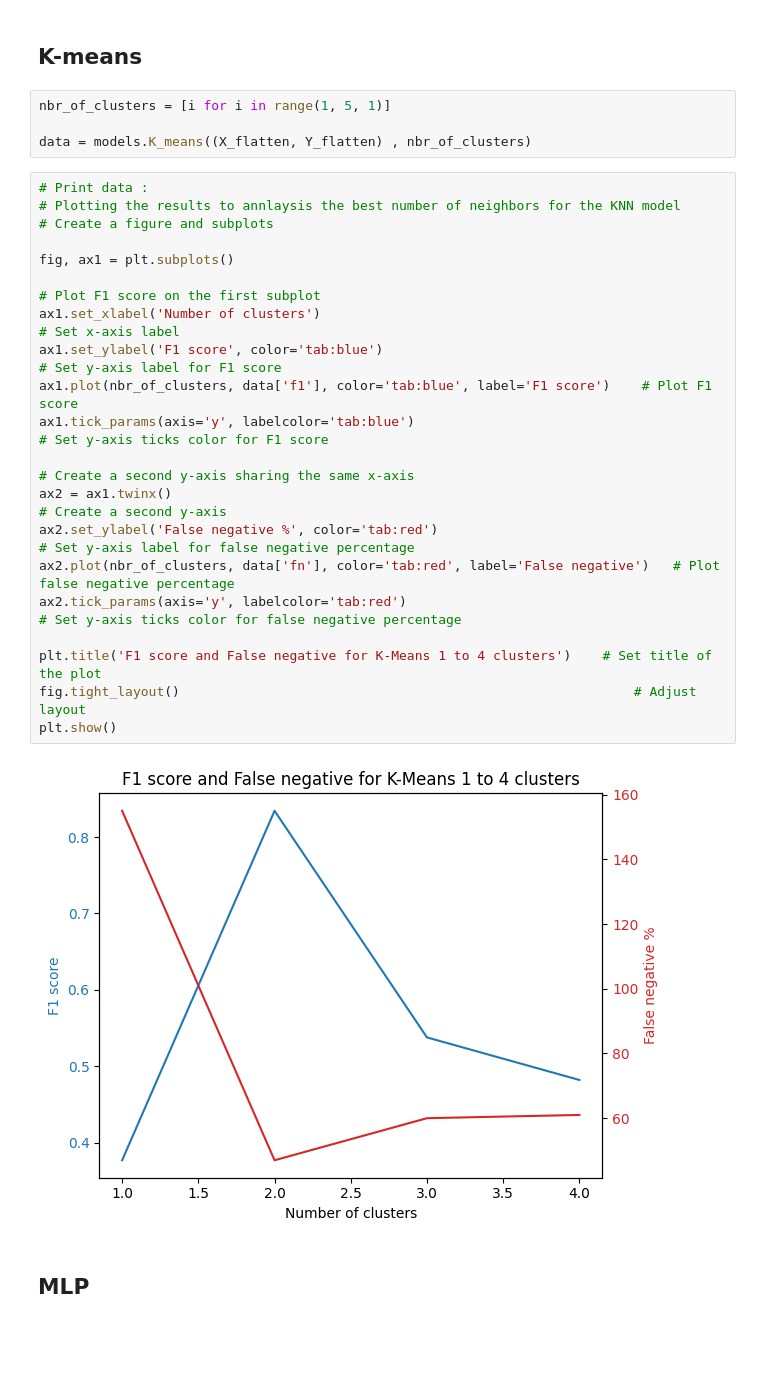
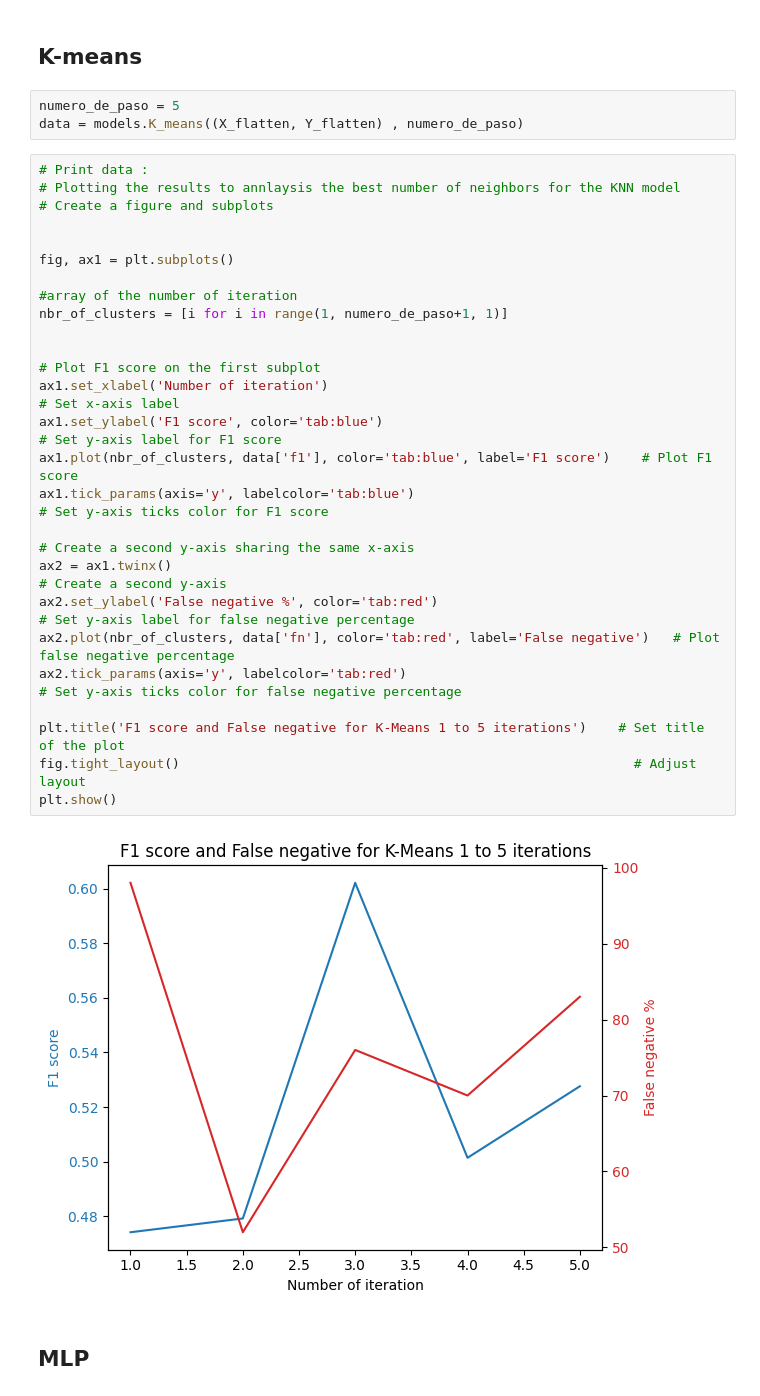
Before and after one commit to Thib99/MLLD-2024-NPT, a Jupyter notebook: main.ipynb, the cells around one changed output. Drawn from its saved outputs; the diff is of its cells as text; blank space fills up the shorter version.

```diff
--- a/main.ipynb
+++ b/main.ipynb
@@ -253,33 +256,37 @@ plt.show()                                                         # Show the pl
 # %% [markdown]
 <h2>K-means</h2>
 # %%
-nbr_of_clusters = [i for i in range(1, 5, 1)]
-
-data = models.K_means((X_flatten, Y_flatten) , nbr_of_clusters)
+numero_de_paso = 5
+data = models.K_means((X_flatten, Y_flatten) , numero_de_paso)
 # %%
 # Print data :
 # Plotting the results to annlaysis the best number of neighbors for the KNN model
 # Create a figure and subplots
 
+
 fig, ax1 = plt.subplots()
 
+#array of the number of iteration
+nbr_of_clusters = [i for i in range(1, numero_de_paso+1, 1)]
+
+
 # Plot F1 score on the first subplot
-ax1.set_xlabel('Number of clusters')                                                   # Set x-axis label
+ax1.set_xlabel('Number of iteration')                                                   # Set x-axis label
 ax1.set_ylabel('F1 score', color='tab:blue')                                            # Set y-axis label for F1 score
 ax1.plot(nbr_of_clusters, data['f1'], color='tab:blue', label='F1 score')    # Plot F1 score
 ax1.tick_params(axis='y', labelcolor='tab:blue')                                        # Set y-axis ticks color for F1 score
 
 # Create a second y-axis sharing the same x-axis
 ax2 = ax1.twinx()                                                                           # Create a second y-axis
 ax2.set_ylabel('False negative %', color='tab:red')                                         # Set y-axis label for false negative percentage
 ax2.plot(nbr_of_clusters, data['fn'], color='tab:red', label='False negative')   # Plot false negative percentage
 ax2.tick_params(axis='y', labelcolor='tab:red')                                             # Set y-axis ticks color for false negative percentage
 
-plt.title('F1 score and False negative for K-Means 1 to 4 clusters')    # Set title of the plot
+plt.title('F1 score and False negative for K-Means 1 to 5 iterations')    # Set title of the plot
 fig.tight_layout()                                                          # Adjust layout
 plt.show()
 # %% [output]
-[figure, old version]
+[figure, new version]
 # %% [markdown]
 <h2>MLP</h2>
 # %%
```
Also changed, not shown: parts of 13 cells of this notebook, 5 other files.
